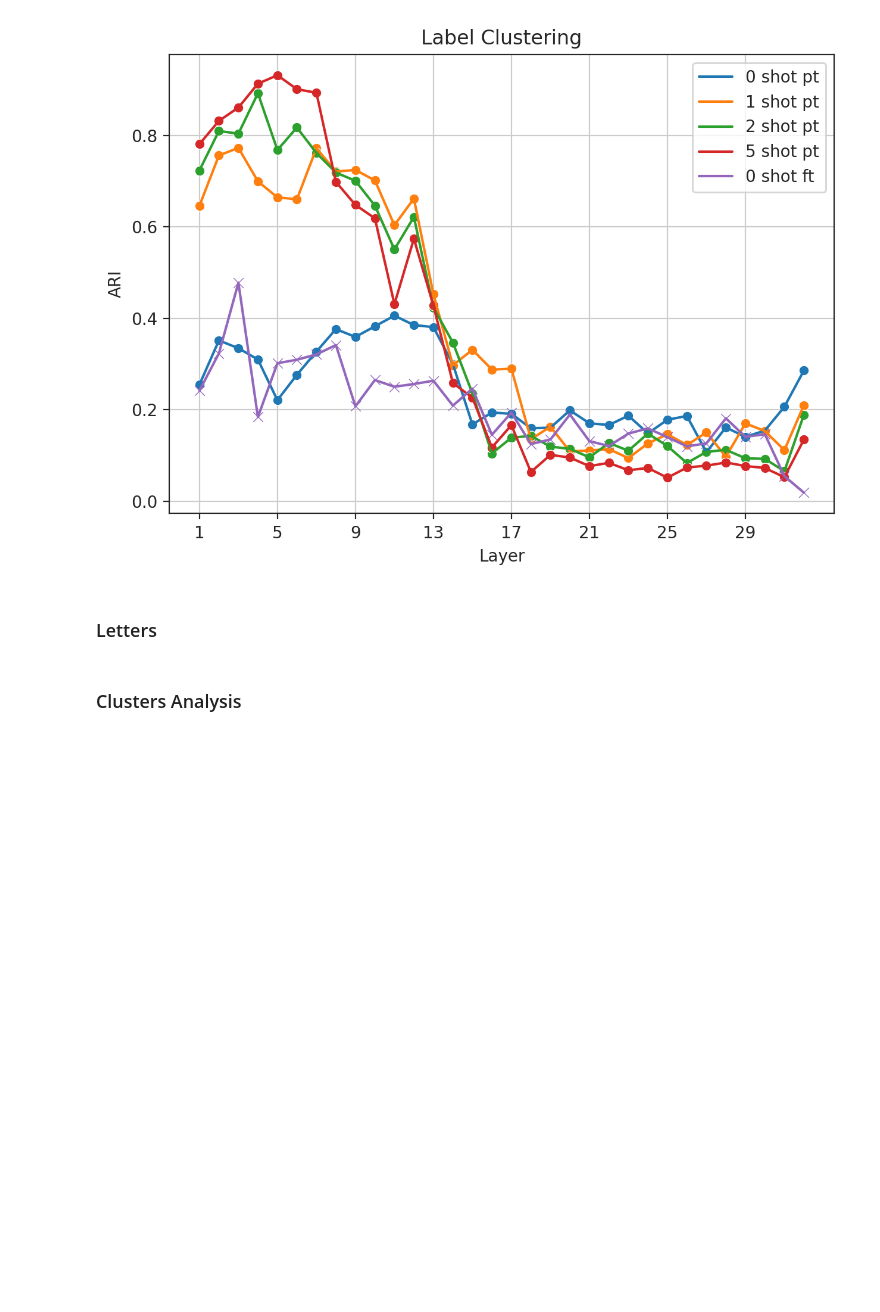
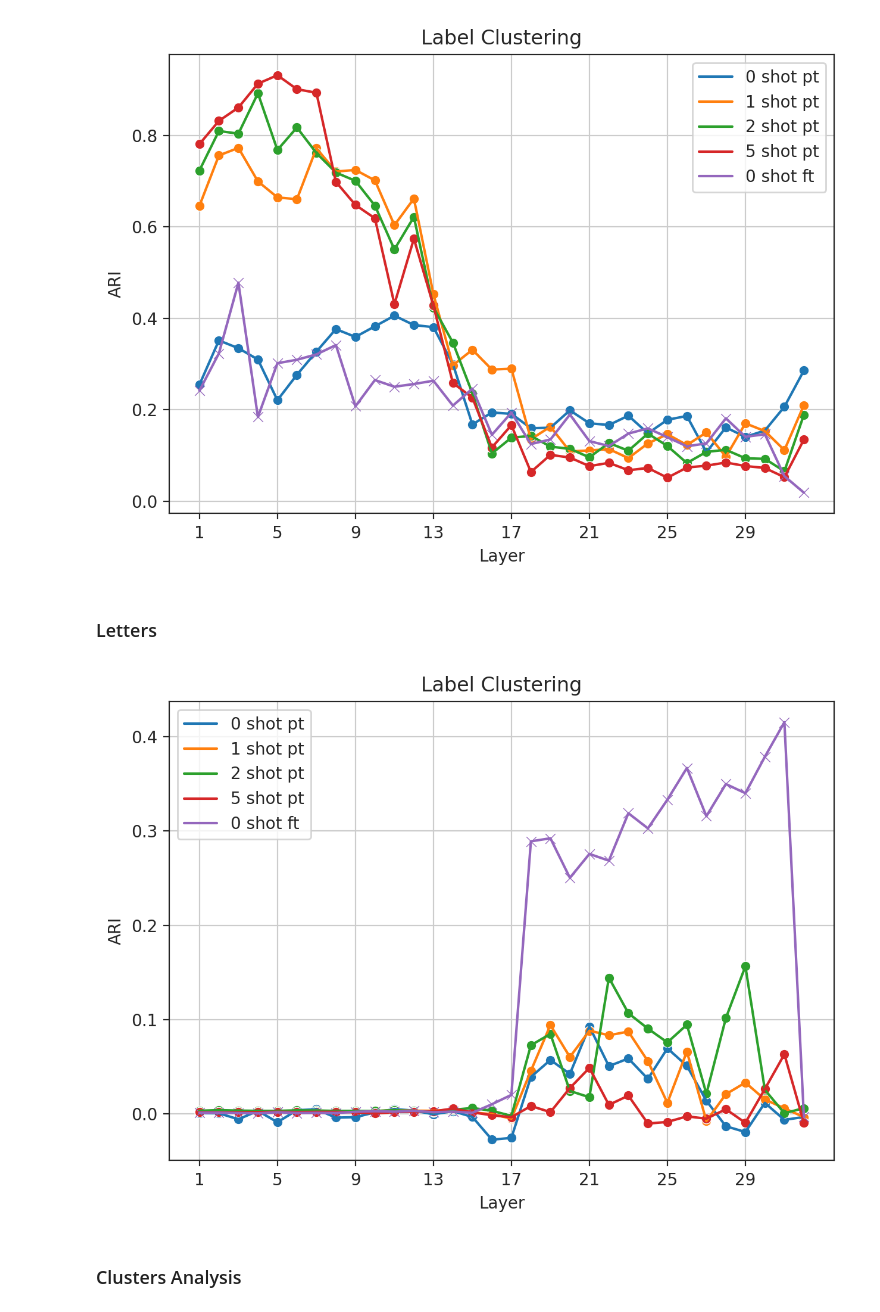
Before and after one commit to diegodoimo/geometry_icl_finetuning, a Jupyter notebook: notebook/plot.ipynb, the cells around one changed output. Cells and saved outputs as stored; diff of their text form; code cells hidden in the pictures; blank space fills up the shorter version.

```diff
--- a/notebook/plot.ipynb
+++ b/notebook/plot.ipynb
@@ -76,14 +77,14 @@ shot = [0,1,2,4]
 data = []
 for i in shot:
     intrinsic_dim = IntrinsicDimension(path= _PATH / f'{i}shot')
-    data.append(intrinsic_dim.main())
+    data.append(intrinsic_dim.main(full_tensor=True))
 
 _PATH_ft = Path("/orfeo/cephfs/scratch/area/ddoimo/open/geometric_lens"
                 "/repo/results/finetuned_dev_val_balanced_20samples/evaluated_test"
                 "/llama-3-8b/4epochs/epoch_4/")
 
 intrinsic_dim = IntrinsicDimension(path= _PATH_ft)
-data.append(intrinsic_dim.main())
+data.append(intrinsic_dim.main(full_tensor=True))
 # Selecting the order of nearest neighbors considered in gride
 data_nn_index = [arr[:,-1] for arr in data]
 plotter(data_nn_index, "Intrinsic Dimension", "ID")
@@ -125,26 +124,30 @@ plotter(ari, "Label Clustering", "ARI")
 # %%
 _PATH = Path("/orfeo/cephfs/scratch/area/ddoimo/open/geometric_lens"\
         "/repo/results/evaluated_test/random_order/llama-3-8b")
 
 shot = [0,1,2,4]
 data_preds = []
 for i in shot:
     clustering = LabelClustering(path= _PATH / f'{i}shot')
     data_preds.append(clustering.main(label="predictions",
-                                z=1.6,
-                                instance_per_sub=-1))
+                                z=1.68,
+                                instance_per_sub=200,
+                                full_tensor=True))
 
 
 _PATH_ft = Path("/orfeo/cephfs/scratch/area/ddoimo/open/geometric_lens"
                 "/repo/results/finetuned_dev_val_balanced_20samples/evaluated_test"
                 "/llama-3-8b/4epochs/epoch_4/")
 
 clustering = LabelClustering(path= _PATH_ft)
 data_preds.append(clustering.main(label="predictions",
-                            z=1.6,
-                            instance_per_sub=-1))
+                            z=1.68,
+                            instance_per_sub=200,
+                            full_tensor=True))
 ari = [np.array(i['adjusted_rand_score']) for i in data_preds]
 plotter(ari, "Label Clustering", "ARI")
+# %% [output]
+[figure, added]
 # %% [markdown]
 ### Clusters Analysis
 # %% [markdown]
```
Also changed, not shown: parts of 4 cells of this notebook, 10 other files.
